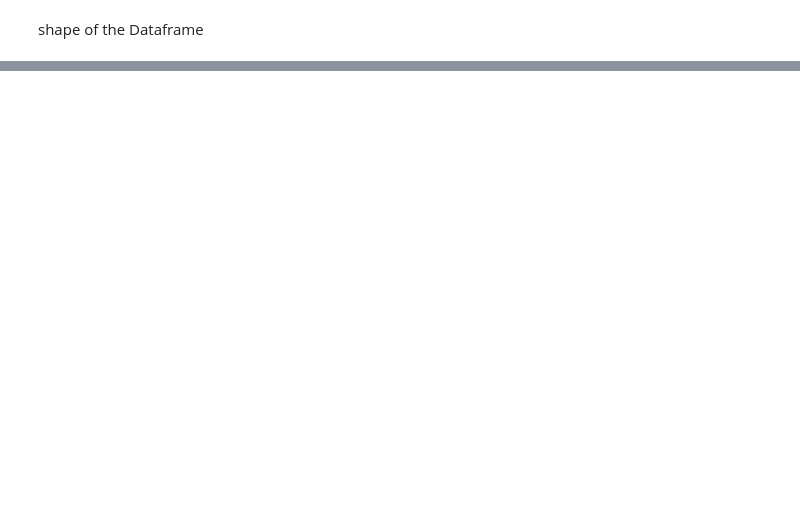
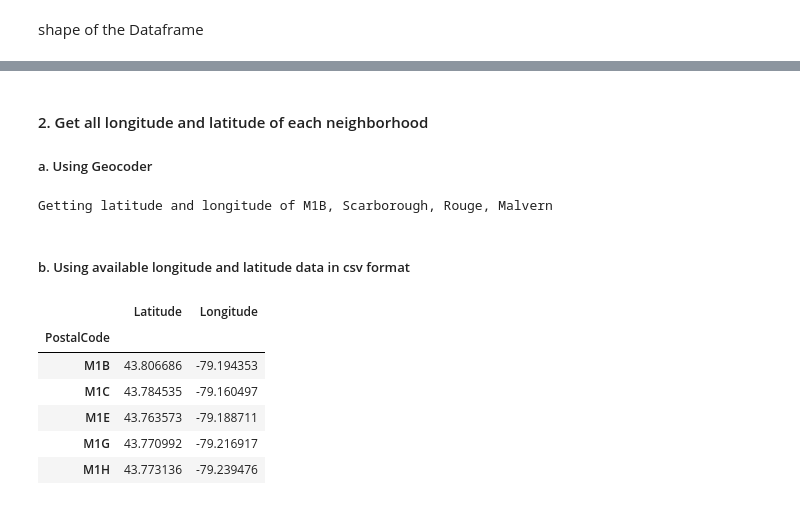
Before and after one commit to vickyysiahaan/Data-Science-Capstone, a Jupyter notebook: week 3 assignment.ipynb, the cells around one changed output, grey strips where cells are left out. Drawn from its saved outputs; the diff is of its cells as text; code cells hidden in the pictures; blank space fills up the shorter version.

```diff
--- a/week 3 assignment.ipynb
+++ b/week 3 assignment.ipynb
@@ -134,0 +160,39 @@ neigh_df.shape
+# %% [markdown]
+#### 2. Get all longitude and latitude of each neighborhood
+##### a. Using Geocoder
+# %%
+import geocoder # import geocoder
+
+latitudes = []
+longitudes = []
+
+for index, row in neigh_df.iterrows():
+    print("Getting latitude and longitude of {}, {}, {}".format(row["PostalCode"], row["Borough"], row["Neighborhood"]))
+    # initialize your variable to None
+    lat_lng_coords = None
+
+    # loop until you get the coordinates
+    while(lat_lng_coords is None):
+      g = geocoder.google('{}, {}, {}'.format(row["PostalCode"], row["Borough"], row["Neighborhood"]))
+      lat_lng_coords = g.latlng
+
+    latitudes.append(lat_lng_coords[0])
+    longitudes.append(lat_lng_coords[1])
+    print("                                                      [DONE]")
+# %% [output]
+Getting latitude and longitude of M1B, Scarborough, Rouge, Malvern
+# %% [markdown]
+##### b. Using available longitude and latitude data in csv format
+# %%
+ll_df = pd.read_csv("Geospatial_Coordinates.csv")
+ll_df.rename(columns={"Postal Code": "PostalCode"}, inplace=True) #rename postal code column
+ll_df.set_index("PostalCode", inplace=True)
+ll_df.head()
+# %% [output]
+|  | Latitude | Longitude |
+| PostalCode |  |  |
+| M1B | 43.806686 | -79.194353 |
+| M1C | 43.784535 | -79.160497 |
+| M1E | 43.763573 | -79.188711 |
+| M1G | 43.770992 | -79.216917 |
+| M1H | 43.773136 | -79.239476 |
```
Also changed, not shown: parts of 9 cells of this notebook, 1 other file.
